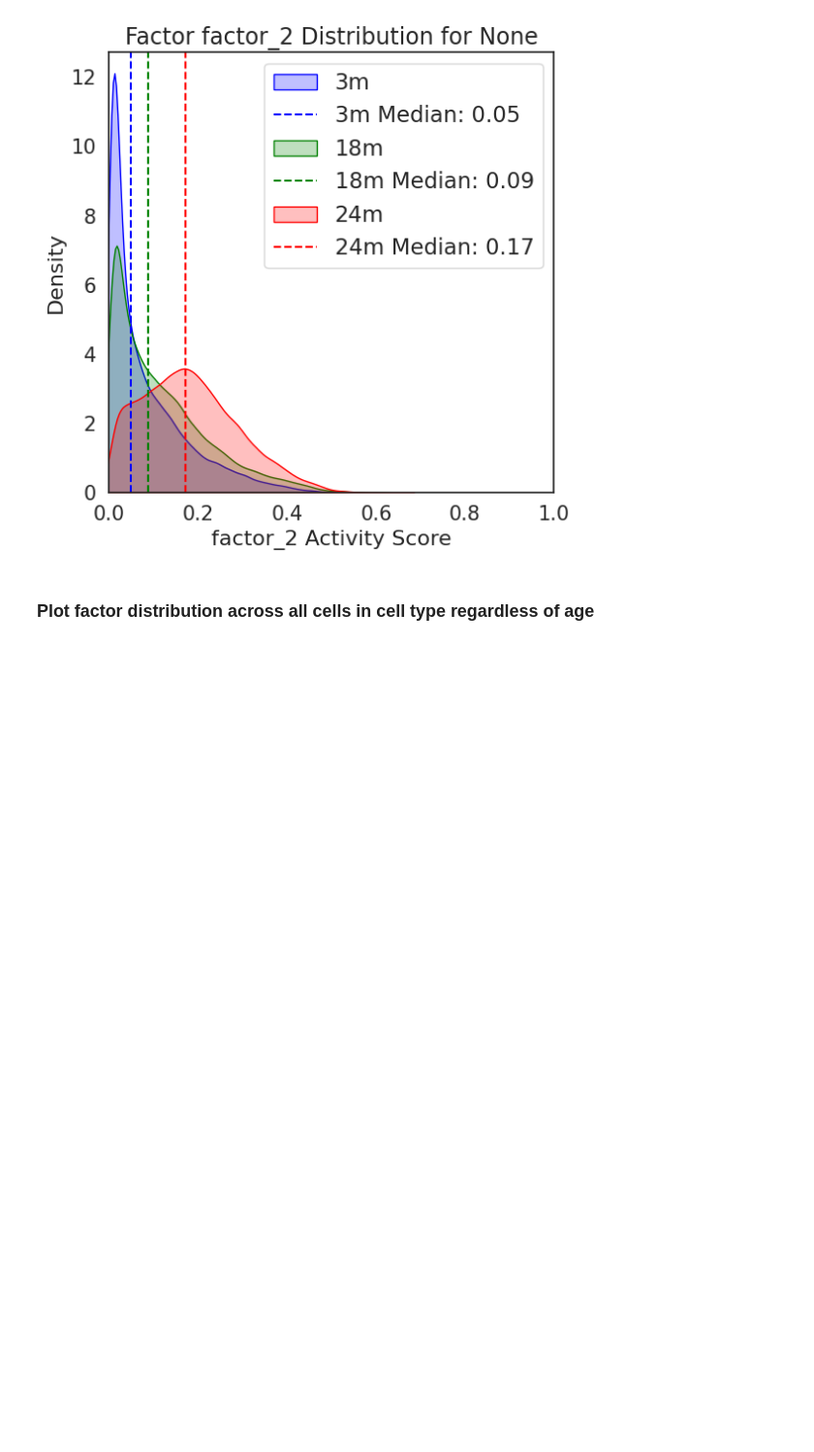
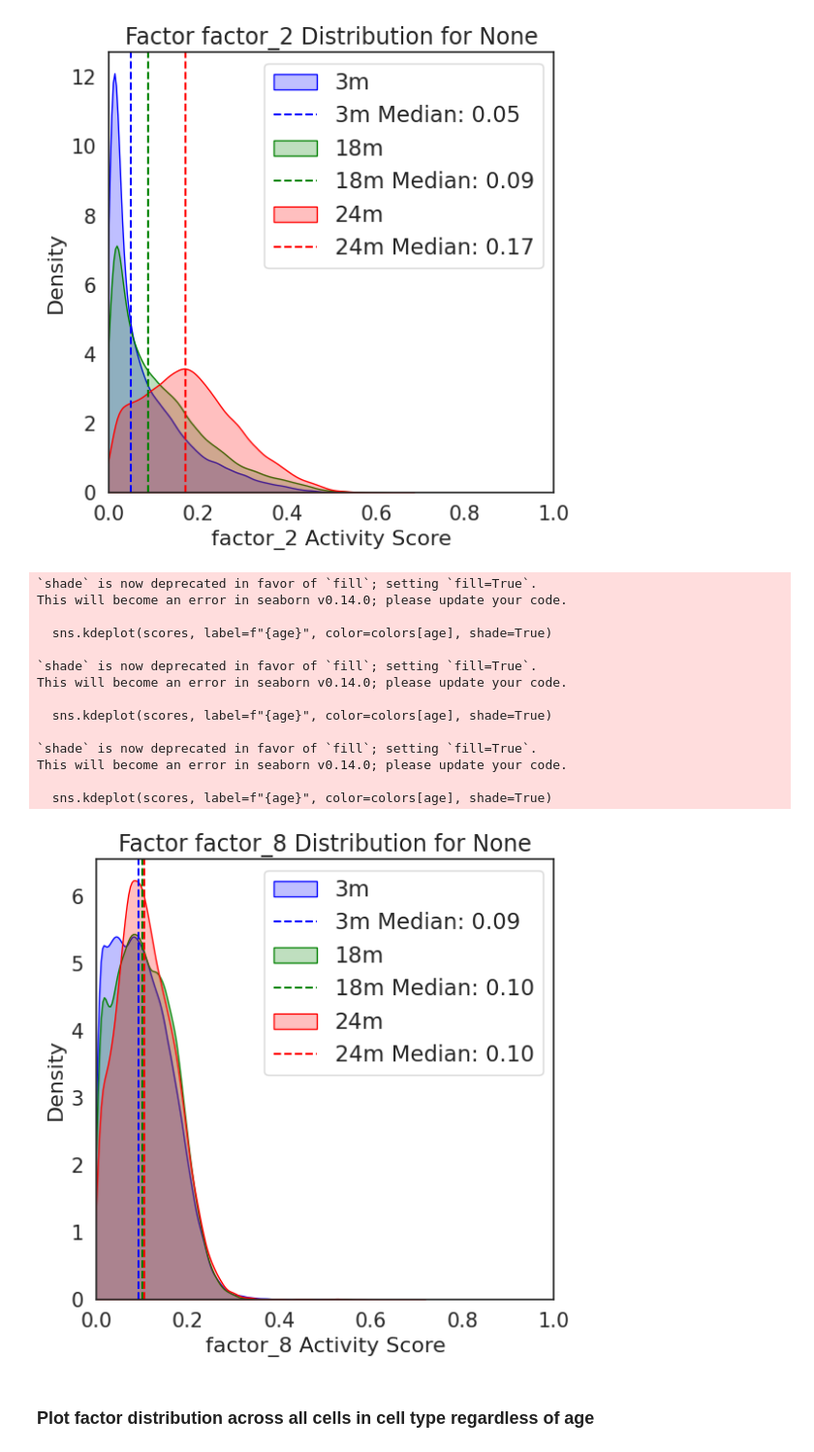
Before and after one commit to daklab/Leaflet-analysis, a Jupyter notebook: TabulaSenis/LeafletFA_analysis/02_LeafletFA_downstream.ipynb, the cells around one changed output. Shown at 97% size. Cells and saved outputs as stored; diff of their text form; code cells hidden in the pictures; blank space fills up the shorter version.

```diff
--- a/TabulaSenis/LeafletFA_analysis/02_LeafletFA_downstream.ipynb
+++ b/TabulaSenis/LeafletFA_analysis/02_LeafletFA_downstream.ipynb
@@ -388,6 +389,24 @@ This will become an error in seaborn v0.14.0; please update your code.
 
   sns.kdeplot(scores, label=f"{age}", color=colors[age], shade=True)
 [figure]
+# %%
+plot_factor_distribution_by_age(splice_adata, "factor_8", None)
+# %% [output]
+`shade` is now deprecated in favor of `fill`; setting `fill=True`.
+This will become an error in seaborn v0.14.0; please update your code.
+
+  sns.kdeplot(scores, label=f"{age}", color=colors[age], shade=True)
+
+`shade` is now deprecated in favor of `fill`; setting `fill=True`.
+This will become an error in seaborn v0.14.0; please update your code.
+
+  sns.kdeplot(scores, label=f"{age}", color=colors[age], shade=True)
+
+`shade` is now deprecated in favor of `fill`; setting `fill=True`.
+This will become an error in seaborn v0.14.0; please update your code.
+
+  sns.kdeplot(scores, label=f"{age}", color=colors[age], shade=True)
+[figure, added]
 # %% [markdown]
 ### Plot factor distribution across all cells in cell type regardless of age
 # %%
```
Also changed, not shown: parts of 62 cells of this notebook, 30 other files.
